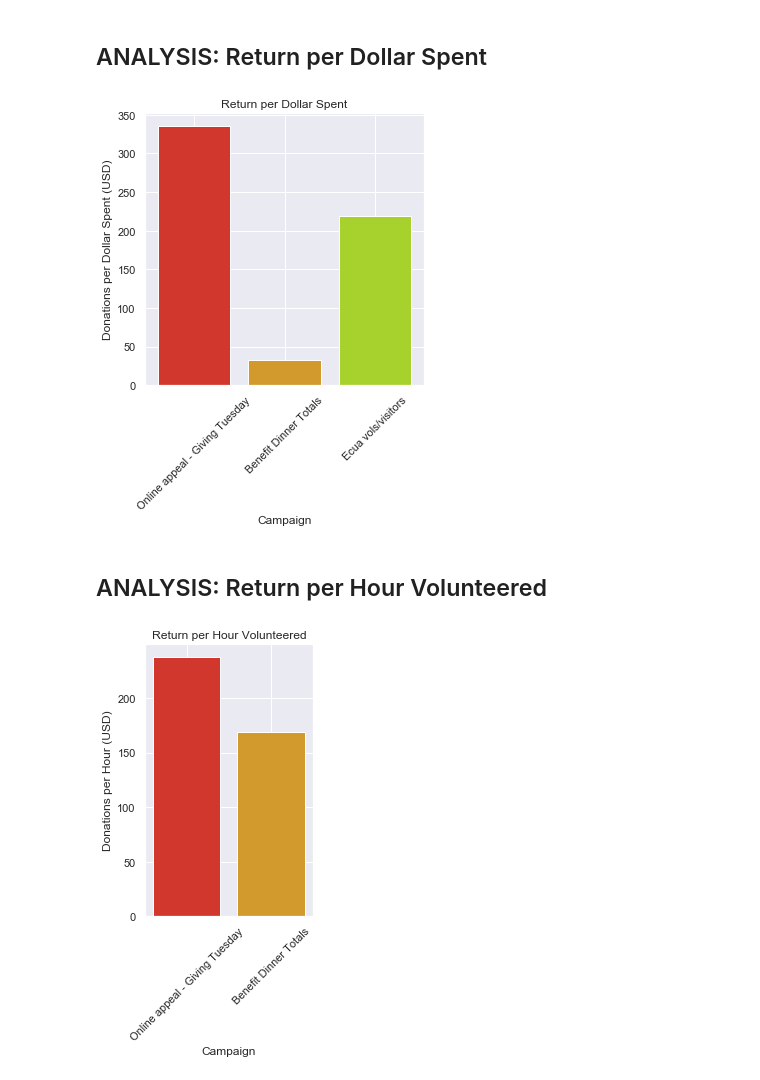
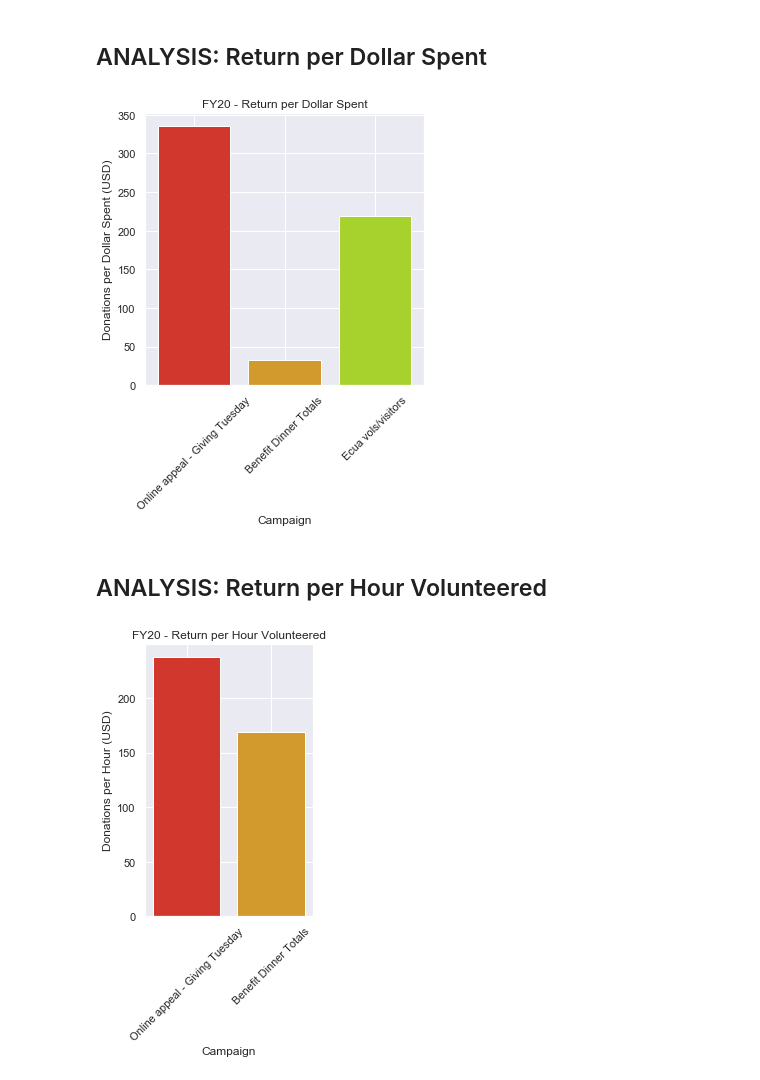
Before and after one commit to patelpurvip/Board-Fundraising-Analysis, a Jupyter notebook: Giving Campaigns Analysis.ipynb, the cells around one changed output. Saved outputs shown, nothing was run; the diff lists cells and outputs as text; code cells hidden in the pictures.

Commit message:
graph updates

```diff
--- a/Giving Campaigns Analysis.ipynb
+++ b/Giving Campaigns Analysis.ipynb
@@ -7,13 +7,13 @@ import scipy.stats as st
 import seaborn as sb
 sb.set()
 
-step2 = "Fundraising Strategy - Step 2, 08.07.20.csv"
+step2 = "Sources/Fundraising Strategy - Step 2, 08.07.20.csv"
 donation_data = pd.read_csv(step2)
 # donation_data.head()
 # %% [markdown]
 # Data Import
 # %%
-expenses_import = "Advancement Calendar - FY21 calendar, 08.08.20.csv"
+expenses_import = "Sources/Advancement Calendar - FY21 calendar, 08.08.20.csv"
 expenses_data = pd.read_csv(expenses_import)
 expenses = expenses_data[['Event', 'Expenses FY21', 'Expenses FY20', 'Funds Raised FY20']]
 
@@ -245,25 +249,29 @@ campaign2 = FY20_Campaigns.index
 
 plt.figure(figsize=(5,5))
 plt.bar(campaign2, return_per_dollar2, color=sb.hls_palette(10, l=.5))
-plt.title("Return per Dollar Spent")
+plt.title("FY20 - Return per Dollar Spent")
 plt.xlabel("Campaign")
 plt.ylabel("Donations per Dollar Spent (USD)")
 plt.xticks(rotation=45)
+
+plt.savefig("./Images/FY20 - Return per Dollar Spent.png")
 plt.show()
 # %% [output]
-[figure, old version]
+[figure, new version]
 # %% [markdown]
 ## ANALYSIS: Return per Hour Volunteered
 # %%
 return_per_hour2 = FY20_Campaigns['Return_per_Hour']
 campaign2 = FY20_Campaigns.index
 
 plt.figure(figsize=(3,5))
 plt.bar(campaign2, return_per_hour2, color=sb.hls_palette(10, l=.5))
-plt.title("Return per Hour Volunteered")
+plt.title("FY20 - Return per Hour Volunteered")
 plt.xlabel("Campaign")
 plt.ylabel("Donations per Hour (USD)")
 plt.xticks(rotation=45)
+
+plt.savefig("./Images/FY20 - Return per Volunteer Hour.png")
 plt.show()
 # %% [output]
-[figure, old version]
+[figure, new version]
```
Also changed, not shown: parts of 2 cells of this notebook, 6 other files.
